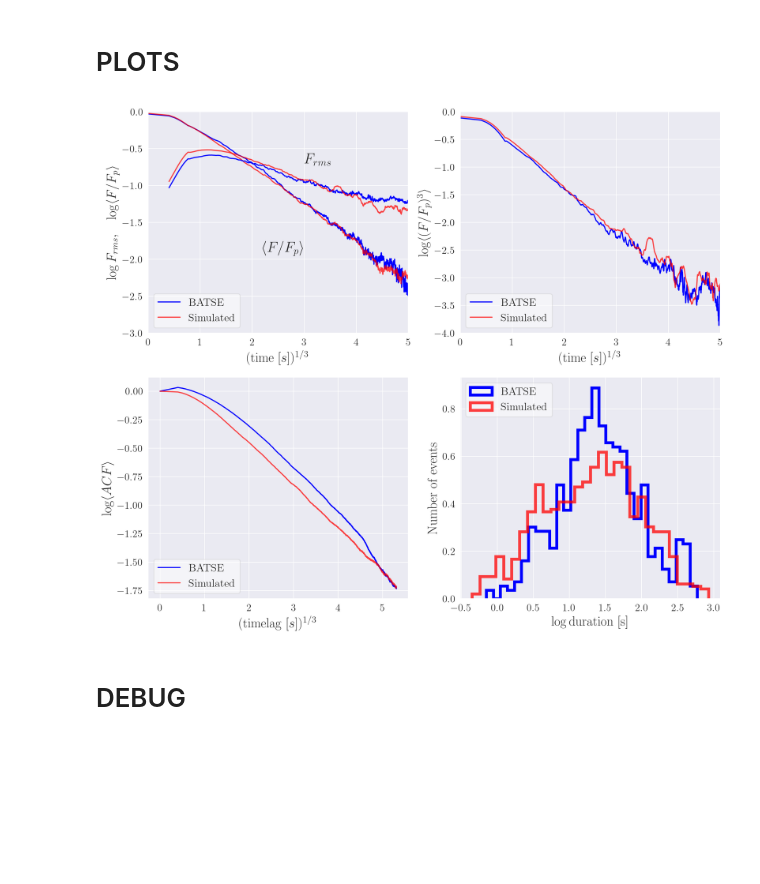
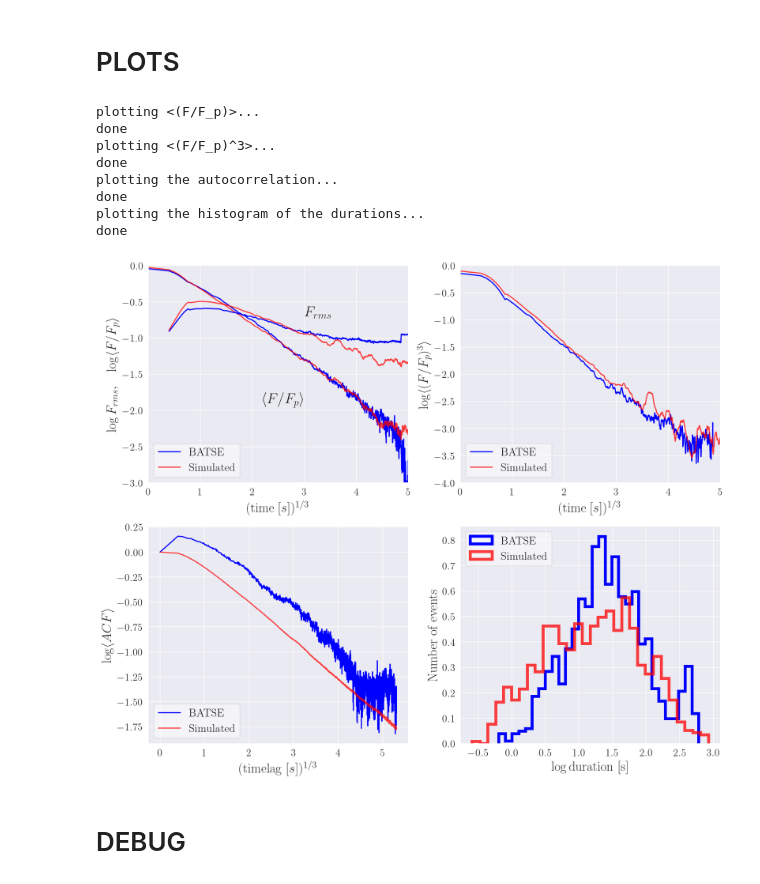
Before and after one commit to romanomaccary/geneticgrbs_v2, a Jupyter notebook: statistical_test/Real_GRBs_Test.ipynb, the cells around one changed output. Saved outputs shown, nothing was run; the diff lists cells and outputs as text; code cells hidden in the pictures; blank space fills up the shorter version.

```diff
--- a/statistical_test/Real_GRBs_Test.ipynb
+++ b/statistical_test/Real_GRBs_Test.ipynb
@@ -37,8 +37,8 @@ SEED=42
 np.random.seed(SEED)
 # %%
 # set the username for the path of the files:
-#user='LB'
-user='AF'
+user='LB'
+#user='AF'
 
 if user=='LB':
     file_path='/home/lorenzo/Desktop/Astrophysics/PYTHON/DATA/CGRO_BATSE/'
@@ -119,7 +119,9 @@ def evaluateDuration20(times, counts, filter=False, t90=None, bin_time=None):
         t90_frac = 5.
         window   = int(t90/t90_frac/bin_time)
         window   = window if window%2==1 else window+1
-        counts   = savgol_filter(counts, window, 2)
+        counts   = savgol_filter(x=counts,
+                                 window_length=window,
+                                 polyorder=2)
 
     threshold_level = 0.2
     c_max           = np.max(counts)
@@ -371,13 +394,15 @@ averaged_fluxes_batse, \
 averaged_fluxes_cube_batse, \
 averaged_fluxes_rms_batse = compute_average_quantities(grb_list=grb_list_batse,
                                                        t_f=t_f,
-                                                       bin_time=bin_time)
+                                                       bin_time=bin_time,
+                                                       filter=True)
 
 averaged_fluxes_sim, \
 averaged_fluxes_cube_sim, \
 averaged_fluxes_rms_sim = compute_average_quantities(grb_list=grb_list_sim,
                                                      t_f=t_f,
-                                                     bin_time=bin_time)
+                                                     bin_time=bin_time,
+                                                     filter=True)
 # %%
 #Rebin test
 
@@ -443,7 +468,7 @@ A(\tau) &= \frac{\sum_{i=1}^{N-u}\left(m_{i+u}-b\right)\left(m_i-b\right)}{\sum_
 $$
 where the lag is $\tau \equiv u \Delta t$.
 # %%
-def compute_autocorrelation(grb_list,  N_lim=1000, t_max=150, bin_time=0.064):
+def compute_autocorrelation(grb_list,  N_lim, t_max=150, bin_time=0.064):
     """
     Compute the autocorrelation (ACF) of the GRBs. The ACF is computed up to
     a shift of of the light curve of t_max = 150 seconds. The autocorrelation
@@ -514,17 +548,16 @@ log10_dur_sim   = np.log10(duration_sim)
 fig, ax = plt.subplots(2, 2, figsize=(14,12))
 
 #------------------------------------------------------------------------------#
-# <F/F_p>
+# <(F/F_p)>
 #------------------------------------------------------------------------------#
 
+print('plotting <(F/F_p)>...')
 ax[0,0].set_axisbelow(True)
 ax[0,0].set_xlabel(r'$(\mathrm{time}\ [s])^{1/3}$',                   size=18)
 ax[0,0].set_ylabel(r'$\log F_{rms},\quad \log \langle F/F_p\rangle$', size=18)
 #
-ax[0,0].plot(test_times**(1/3),          np.log10(averaged_fluxes_batse),         color = 'b', alpha=1.00, label = r'BATSE')
-#
+ax[0,0].plot(test_times**(1/3),     np.log10(averaged_fluxes_batse),         color = 'b', alpha=1.00, label = r'BATSE')
 ax[0,0].plot(test_times**(1/3),     np.log10(averaged_fluxes_sim),           color = 'r', alpha=0.75, label = r'Simulated')
-#
 ax[0,0].plot(test_times[1:]**(1/3), np.log10(averaged_fluxes_rms_batse[1:]), color = 'b', alpha=1.00)
 ax[0,0].plot(test_times[1:]**(1/3), np.log10(averaged_fluxes_rms_sim[1:]),   color = 'r', alpha=0.75)
 #
@@ -535,11 +568,13 @@ ax[0,0].text(2.2, -1.9, r'$\langle F/F_p\rangle$', fontsize=20)
 ax[0,0].xaxis.set_tick_params(labelsize=14)
 ax[0,0].yaxis.set_tick_params(labelsize=14)
 ax[0,0].legend(prop={'size':15}, loc="lower left", facecolor='white', framealpha=0.5)
+print('done')
 
 #------------------------------------------------------------------------------#
 # <(F/F_p)^3>
 #------------------------------------------------------------------------------#
 
+print('plotting <(F/F_p)^3>...')
 ax[0,1].set_axisbelow(True)
 ax[0,1].set_xlabel(r'$(\mathrm{time}\ [s])^{1/3}$',     size=18)
 ax[0,1].set_ylabel(r'$\log \langle (F/F_p)^3 \rangle$', size=18)
@@ -550,15 +585,17 @@ ax[0,1].set_ylim(-4,0)
 ax[0,1].xaxis.set_tick_params(labelsize=14)
 ax[0,1].yaxis.set_tick_params(labelsize=14)
 ax[0,1].legend(prop={'size':15}, loc="lower left", facecolor='white', framealpha=0.5)
+print('done')
 
 #------------------------------------------------------------------------------#
 # AUTOCORRELATION
 #------------------------------------------------------------------------------#
 
+print('plotting the autocorrelation...')
 #ax[1,0].scatter((steps*bin_time)**(1/3), (acf_link93),     color='b', label='BATSE')
 #ax[1,0].plot((steps*bin_time)**(1/3), (sim_acf_link93), color='r', label='Simulated', alpha=0.75)
 ax[1,0].plot((steps_batse*bin_time)**(1/3), np.log10(acf_link93_batse), color='b', label='BATSE')
-ax[1,0].plot((steps_sim*bin_time)**(1/3),      np.log10(acf_link93_sim),   color='r', label='Simulated', alpha=0.75)
+ax[1,0].plot((steps_sim  *bin_time)**(1/3), np.log10(acf_link93_sim),   color='r', label='Simulated', alpha=0.75)
 ax[1,0].set_xlabel(r'$(\mathrm{timelag}\ [s])^{1/3}$', size=18)
 ax[1,0].set_ylabel(r'$\log \langle ACF \rangle$',      size=18)
 #ax[1,0].set_xlim(0,5)
@@ -566,46 +603,57 @@ ax[1,0].set_ylabel(r'$\log \langle ACF \rangle$',      size=18)
 ax[1,0].xaxis.set_tick_params(labelsize=14)
 ax[1,0].yaxis.set_tick_params(labelsize=14)
 ax[1,0].legend(prop={'size':15}, loc="lower left", facecolor='white', framealpha=0.5)
+print('done')
 
 #------------------------------------------------------------------------------#
 # HISTOGRAM OF DURATIONS
 #------------------------------------------------------------------------------#
 
+print('plotting the histogram of the durations...')
 ax[1,1].set_axisbelow(True)
 ax[1,1].set_ylabel('Number of events', size=18)
 ax[1,1].set_xlabel(r'$\log\mathrm{duration}$ [s]', size=18)
 
 n_bins=30
-n, bins, patches = ax[1,1].hist(x=log10_dur_batse,
+n, bins, patches = ax[1,1].hist(x=np.log10(duration_batse),
                                 bins=n_bins,
                                 alpha=1.00,
                                 label='BATSE',
                                 color='b',
                                 histtype='step',
                                 linewidth=4,
                                 density=True)
 
-n, bins, patches = ax[1,1].hist(x=log10_dur_sim,
+n, bins, patches = ax[1,1].hist(x=np.log10(duration_sim),
                                 bins=n_bins,
                                 alpha=0.75,
                                 label='Simulated',
                                 color='r',
                                 histtype='step',
                                 linewidth=4,
                                 density=True)
 
 #ax[1,1].set_xlim(-2,3)
 #ax[1,1].set_ylim(0,30)
 ax[1,1].xaxis.set_tick_params(labelsize=14)
 ax[1,1].yaxis.set_tick_params(labelsize=14)
 ax[1,1].legend(prop={'size':15}, loc="upper left", facecolor='white', framealpha=0.5)
+print('done')
 
 #------------------------------------------------------------------------------#
 #------------------------------------------------------------------------------#
 
 plt.show()
 # %% [output]
+plotting <(F/F_p)>...
+done
+plotting <(F/F_p)^3>...
+done
+plotting the autocorrelation...
+done
+plotting the histogram of the durations...
+done
-[figure, old version]
+[figure, new version]
 # %% [markdown]
 # DEBUG
 # %%
```
Also changed, not shown: parts of 14 cells of this notebook.
